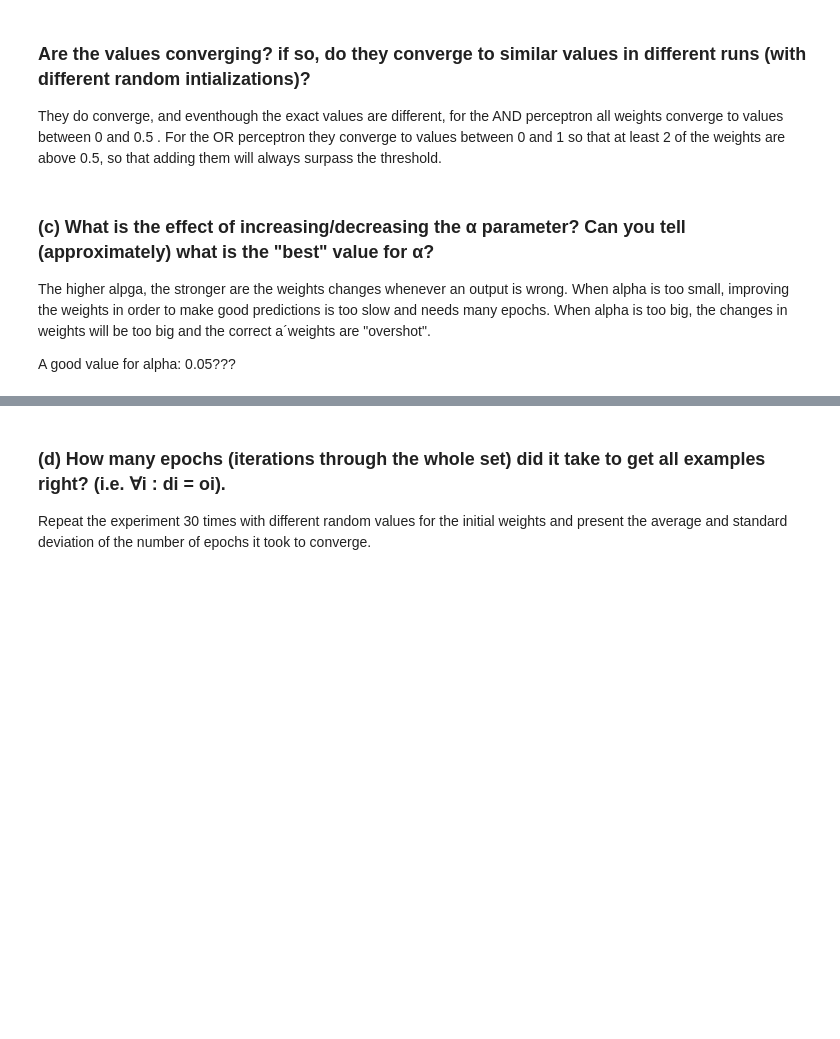
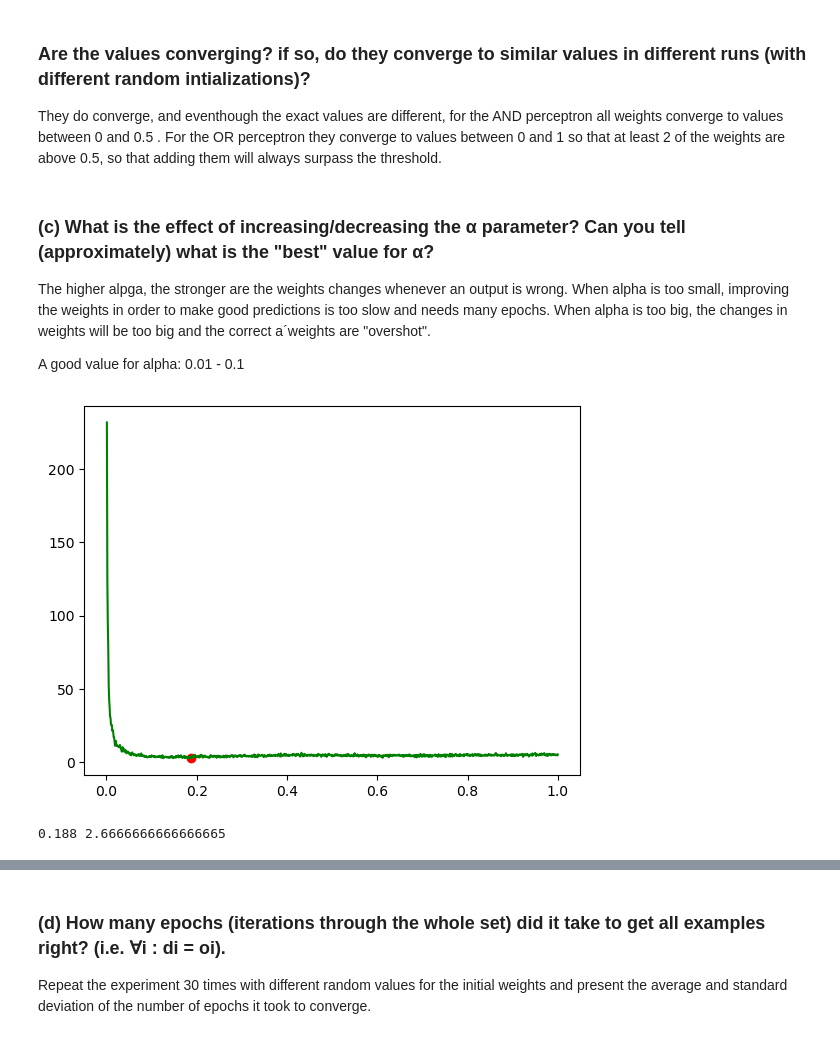
Before and after one commit to jelenameyer/IntroToMachineLearning, a Jupyter notebook: assignments/assignment2/a2supervised.ipynb, the cells around one changed output, grey strips where cells are left out. Drawn from its saved outputs; the diff is of its cells as text; code cells hidden in the pictures; blank space fills up the shorter version.

```diff
--- a/assignments/assignment2/a2supervised.ipynb
+++ b/assignments/assignment2/a2supervised.ipynb
@@ -282,4 +282,68 @@ For the OR perceptron they converge to values between 0 and 1 so that at least 2
 
 The higher alpga, the stronger are the weights changes whenever an output is wrong. When alpha is too small, improving the weights in order to make good predictions is too slow and needs many epochs. When alpha is too big, the changes in weights will be too big and the correct a´weights are "overshot".
 
-A good value for alpha: 0.05???
+A good value for alpha: 0.01 - 0.1
+# %%
+# visualize alpha on x and number epochs till convergence on y
+
+listAlphas = []
+listNumberEpochs = []
+listStandardDeviations = []
+for alpha in range(1, 1001, 1):
+    alpha = alpha / 1000
+    listWithNumberEpochs = []
+
+
+    for i in range(30):
+        epochsNeeded = 0
+
+        w0 = round(random.random(), 2)
+        w1 = round(random.random(),2)
+        w2 = round(random.random(), 2)
+        d = arrayANDSolution
+        o = np.array((perceptron(w0, w1, w2, arrayBitPatterns)))
+
+        while not np.array_equal(d, o):
+            e = d - o
+            arrayErrorsAndWeights = np.zeros((4,4))
+            position = 0
+            for bitPair in arrayBitPatterns:
+                x1 = bitPair[0]
+                x2 = bitPair[1]
+
+                if e[position] != 0:
+                    w0 += alpha * e[position]
+                    w1 += alpha * e[position] * x1
+                    w2 += alpha * e[position] * x2
+
+                arrayErrorsAndWeights[position] = [e[position], w0, w1, w2]
+                position += 1
+            o = np.array((perceptron(w0, w1, w2, arrayBitPatterns)))
+            epochsNeeded += 1
+
+        listWithNumberEpochs.append(epochsNeeded)
+
+    #print(listWithNumberEpochs)
+
+    average = sum(listWithNumberEpochs) / len(listWithNumberEpochs)
+    standardDeviation = np.std(listWithNumberEpochs)
+
+    listAlphas.append(alpha)
+    listNumberEpochs.append(average)
+    listStandardDeviations.append(standardDeviation)
+
+    #print(f"average number of epochs till convergence: {round(average, 0)} \n standard deviation: {round(standardDeviation, 2)}.")
+
+minX = (np.argmin(listNumberEpochs)+1)/1000
+minY = np.min(listNumberEpochs)
+
+
+plt.plot(listAlphas,listNumberEpochs, color = "green")
+#plt.plot(listAlphas,listStandardDeviations, color = "darkblue")
+plt.scatter(minX, minY,c='r', label='minimum')
+
+plt.show()
+print(minX, minY)
+# %% [output]
+[figure, added]
+0.188 2.6666666666666665
```
Also changed, not shown: parts of 16 cells of this notebook, 2 other files.
